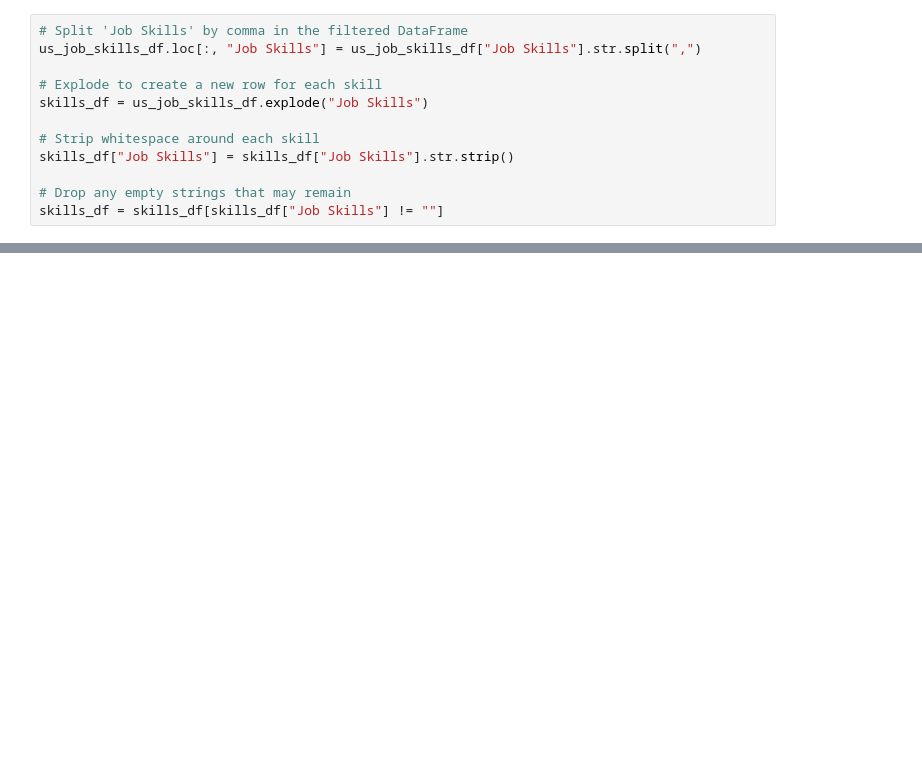
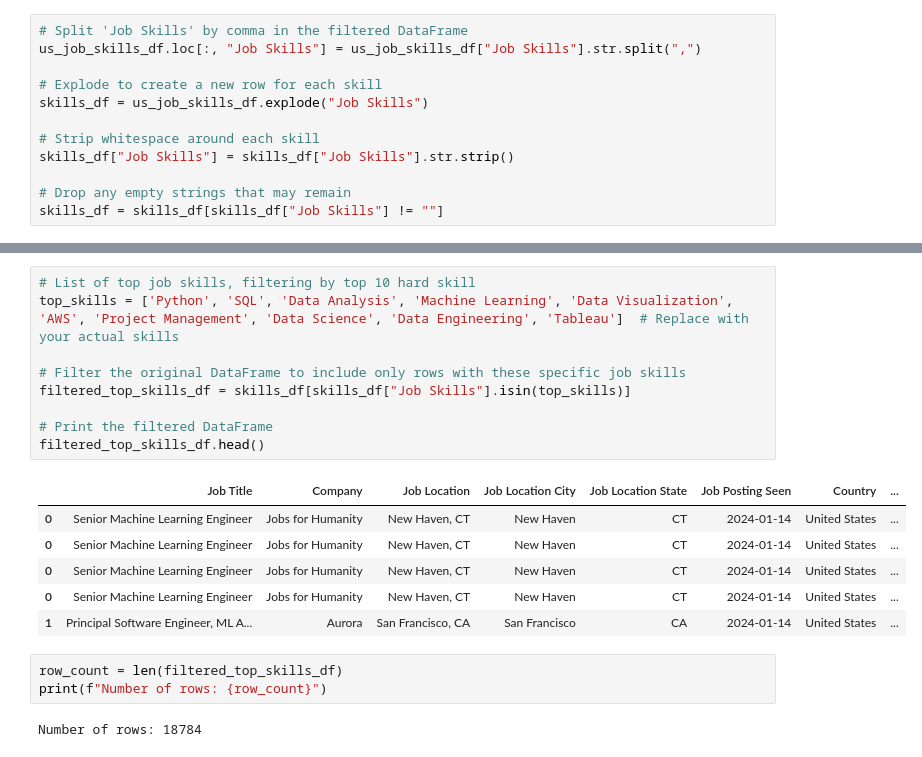
Before and after one commit to aferrodelgado/project-3, a Jupyter notebook: Data Science Job Postings & Skills 2024 Analysis.ipynb, the cells around one changed output, grey strips where cells are left out. Saved outputs shown, nothing was run; the diff lists cells and outputs as text; blank space fills up the shorter version.

Commit message:
updated Data Science Job Skills code for visualizations

```diff
--- a/Data Science Job Postings & Skills 2024 Analysis.ipynb
+++ b/Data Science Job Postings & Skills 2024 Analysis.ipynb
@@ -237,0 +231,21 @@ us_job_skills_df.to_csv('us_job_skills.csv', index = False)
+# %%
+# List of top job skills, filtering by top 10 hard skill
+top_skills = ['Python', 'SQL', 'Data Analysis', 'Machine Learning', 'Data Visualization', 'AWS', 'Project Management', 'Data Science', 'Data Engineering', 'Tableau']  # Replace with your actual skills
+
+# Filter the original DataFrame to include only rows with these specific job skills
+filtered_top_skills_df = skills_df[skills_df["Job Skills"].isin(top_skills)]
+
+# Print the filtered DataFrame
+filtered_top_skills_df.head()
+# %% [output]
+|  | Job Title | Company | Job Location | Job Location City | Job Location State | Job Posting Seen | Country | ... |
+| 0 | Senior Machine Learning Engineer | Jobs for Humanity | New Haven, CT | New Haven | CT | 2024-01-14 | United States | ... |
+| 0 | Senior Machine Learning Engineer | Jobs for Humanity | New Haven, CT | New Haven | CT | 2024-01-14 | United States | ... |
+| 0 | Senior Machine Learning Engineer | Jobs for Humanity | New Haven, CT | New Haven | CT | 2024-01-14 | United States | ... |
+| 0 | Senior Machine Learning Engineer | Jobs for Humanity | New Haven, CT | New Haven | CT | 2024-01-14 | United States | ... |
+| 1 | Principal Software Engineer, ML A... | Aurora | San Francisco, CA | San Francisco | CA | 2024-01-14 | United States | ... |
+# %%
+row_count = len(filtered_top_skills_df)
+print(f"Number of rows: {row_count}")
+# %% [output]
+Number of rows: 18784
```
Also changed, not shown: parts of 13 cells of this notebook.
